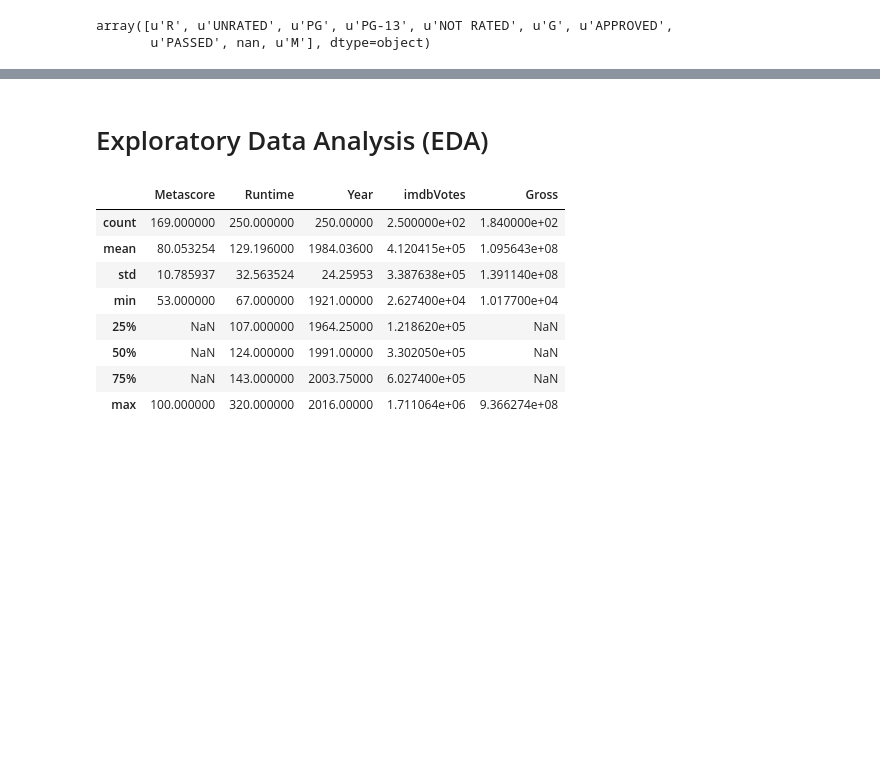
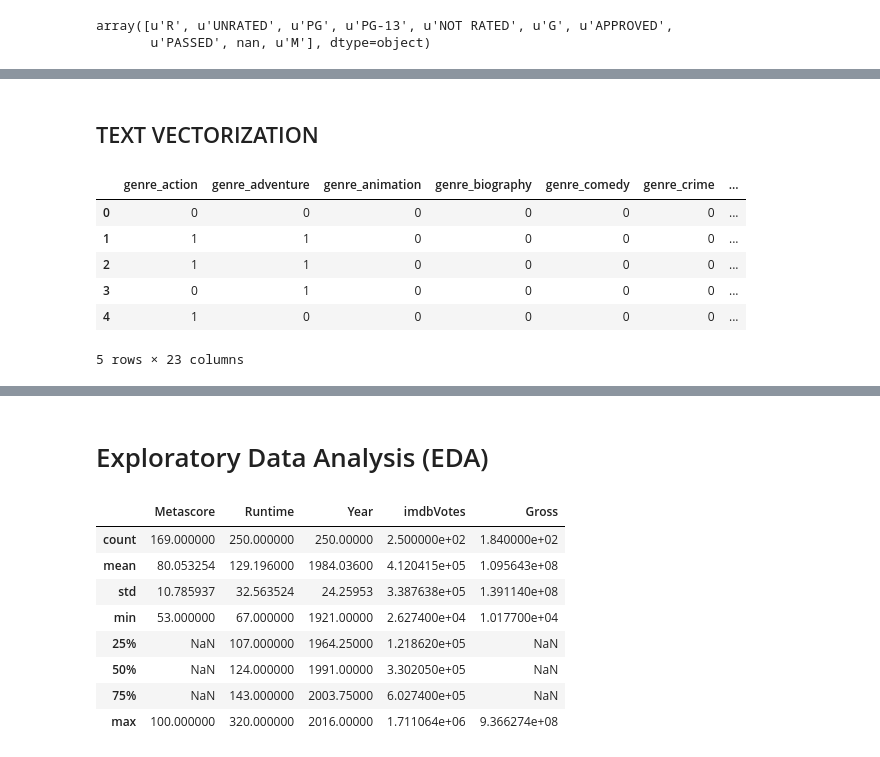
Before and after one commit to AndrewJeong89/GA-DSI, a Jupyter notebook: projects/projects-weekly/project-06/IMDB RATING.ipynb, the cells around one changed output, grey strips where cells are left out. Saved outputs shown, nothing was run; the diff lists cells and outputs as text; code cells hidden in the pictures; blank space fills up the shorter version.

```diff
--- a/projects/projects-weekly/project-06/IMDB RATING.ipynb
+++ b/projects/projects-weekly/project-06/IMDB RATING.ipynb
@@ -213 +241,13 @@ array([u'R', u'UNRATED', u'PG', u'PG-13', u'NOT RATED', u'G', u'APPROVED',
+# %%
+# Drop "imdbID" column - just IDs
+df.drop('imdbID',axis=1, inplace=True)
+# %%
+# Drop "Writer" column - Too many different writers
+df.drop('Writer',axis=1, inplace=True)
+# %%
+# Drop "Type" column - All type = movies
+df.drop('Type',axis=1, inplace=True)
+# %%
+# Drop "Response" column - All Response = True
+df.drop('Response',axis=1, inplace=True)
 # %%
@@ -214,0 +262,2 @@ df.loc
+# %% [markdown]
+## TEXT VECTORIZATION
@@ -214,0 +266,14 @@ df.loc
+# %%
+cv = CountVectorizer(binary=True, max_features=50)
+data = cv.fit_transform(df.Genre).todense()
+columns = ['genre_'+c for c in cv.get_feature_names()]
+genredf = pd.DataFrame(data, columns=columns)
+genredf.head()
+# %% [output]
+|  | genre_action | genre_adventure | genre_animation | genre_biography | genre_comedy | genre_crime | ... |
+| 0 | 0 | 0 | 0 | 0 | 0 | 0 | ... |
+| 1 | 1 | 1 | 0 | 0 | 0 | 0 | ... |
+| 2 | 1 | 1 | 0 | 0 | 0 | 0 | ... |
+| 3 | 0 | 1 | 0 | 0 | 0 | 0 | ... |
+| 4 | 1 | 0 | 0 | 0 | 0 | 0 | ... |
+5 rows × 23 columns
```
Also changed, not shown: parts of 30 cells of this notebook, 21 other files.
